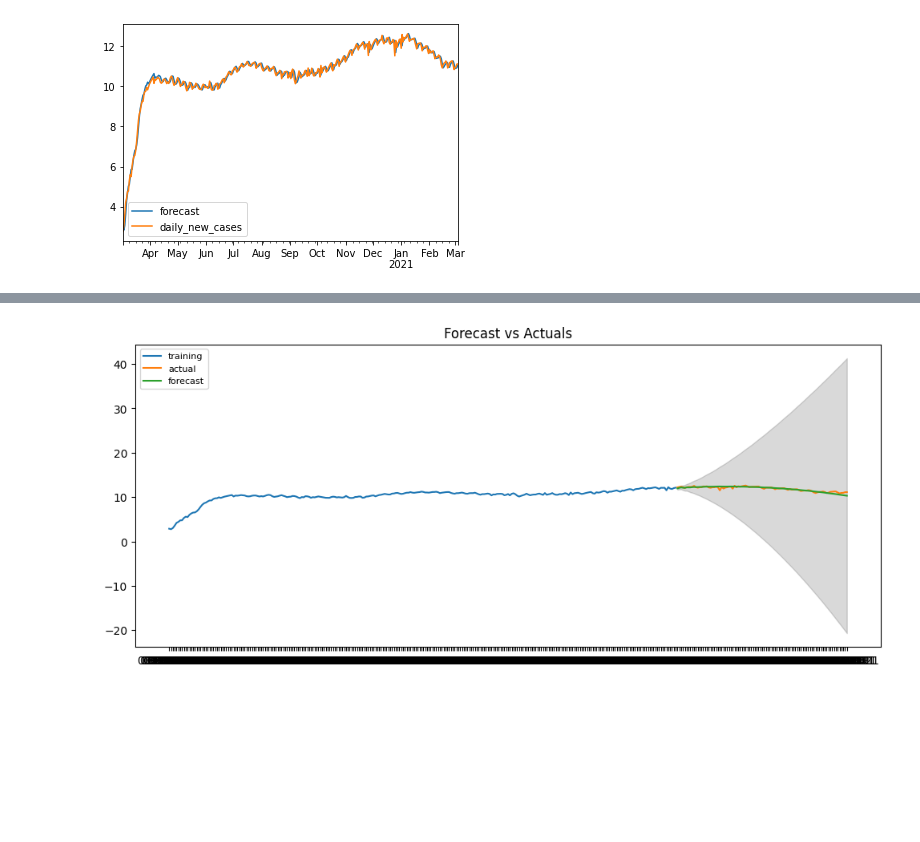
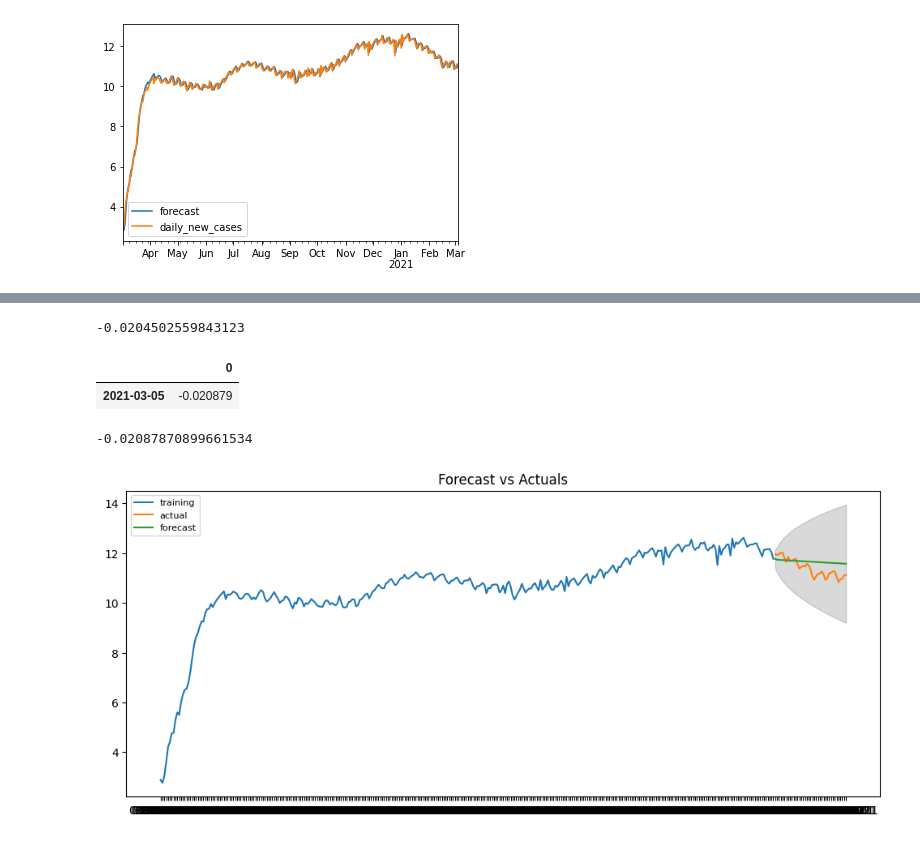
Before and after one commit to CCom20/covid-ml-application, a Jupyter notebook: notebooks/machine_learning_sandbox.ipynb, the cells around one changed output, grey strips where cells are left out. Saved outputs shown, nothing was run; the diff lists cells and outputs as text; code cells hidden in the pictures; blank space fills up the shorter version.

```diff
--- a/notebooks/machine_learning_sandbox.ipynb
+++ b/notebooks/machine_learning_sandbox.ipynb
@@ -121,30 +114,43 @@ Freq: D, Length: 359, dtype: float64
+# %%
+np.expm1(x)
+# %% [output]
+-0.0204502559843123
+# %%
+pd.DataFrame(model_1_pred)
+# %% [output]
+|  | 0 |
+| 2021-03-05 | -0.020879 |
+# %%
+model_1_pred[0]
+# %% [output]
+-0.02087870899661534
 # %%
-training = log_daily_new_cases[:276]
-testing = log_daily_new_cases[276:]
+training = log_daily_new_cases[:330]
+testing = log_daily_new_cases[330:]
 # %%
-model = ARIMA(training, order=(5, 2, 2))
+model = ARIMA(training, order=(1, 0, 2))
 fitted = model.fit(disp=-1)
 
 # Forecast
-fc, se, conf = fitted.forecast(93, alpha=0.05)
+fc, se, conf = fitted.forecast(39, alpha=0.05)
 
 # Forecast
 # fc, se, conf = fitted.forecast(15, alpha=0.05)  # 95% conf
 
 # Make as pandas series
 fc_series = pd.Series(fc, index=testing.index)
 lower_series = pd.Series(conf[:, 0], index=testing.index)
 upper_series = pd.Series(conf[:, 1], index=testing.index)
 
 # Plot
 plt.figure(figsize=(12,5), dpi=100)
 plt.plot(training, label='training')
 plt.plot(testing, label='actual')
 plt.plot(fc_series, label='forecast')
 plt.fill_between(lower_series.index, lower_series, upper_series,
                  color='k', alpha=.15)
 plt.title('Forecast vs Actuals')
 plt.legend(loc='upper left', fontsize=8)
 plt.show()
 # %% [output]
-[figure, old version]
+[figure, new version]
```
Also changed, not shown: parts of 24 cells of this notebook, 2 other files.
